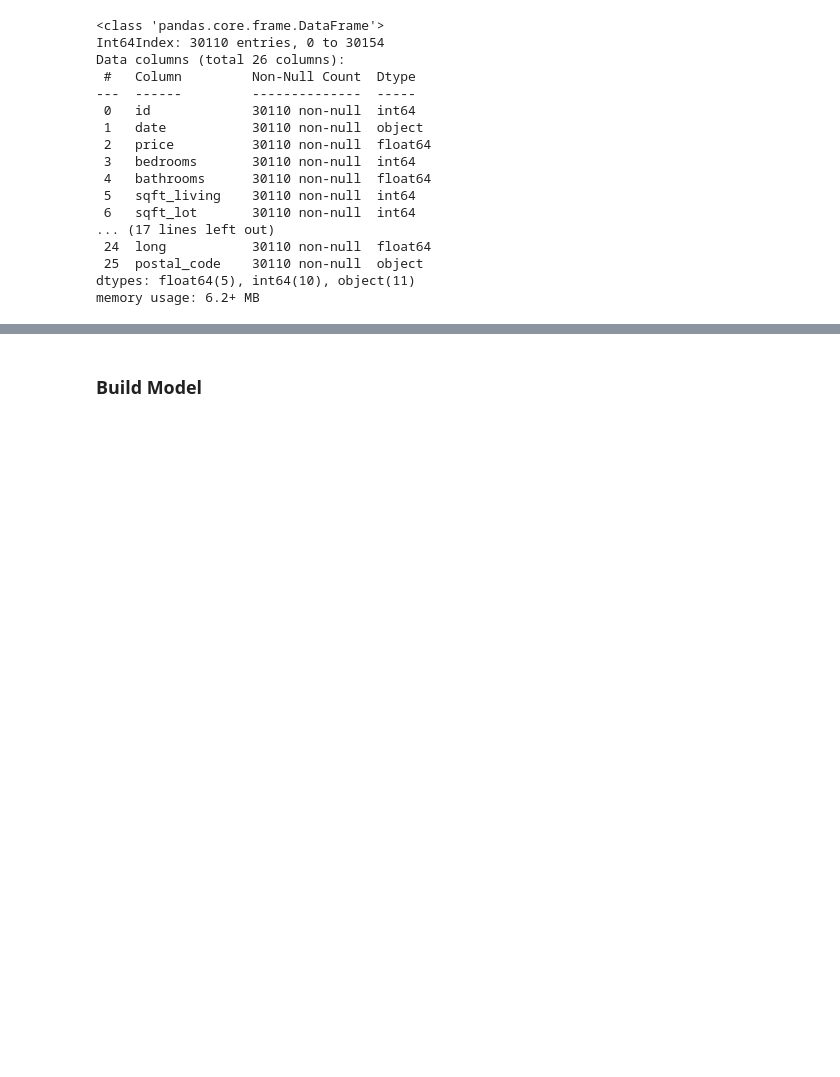
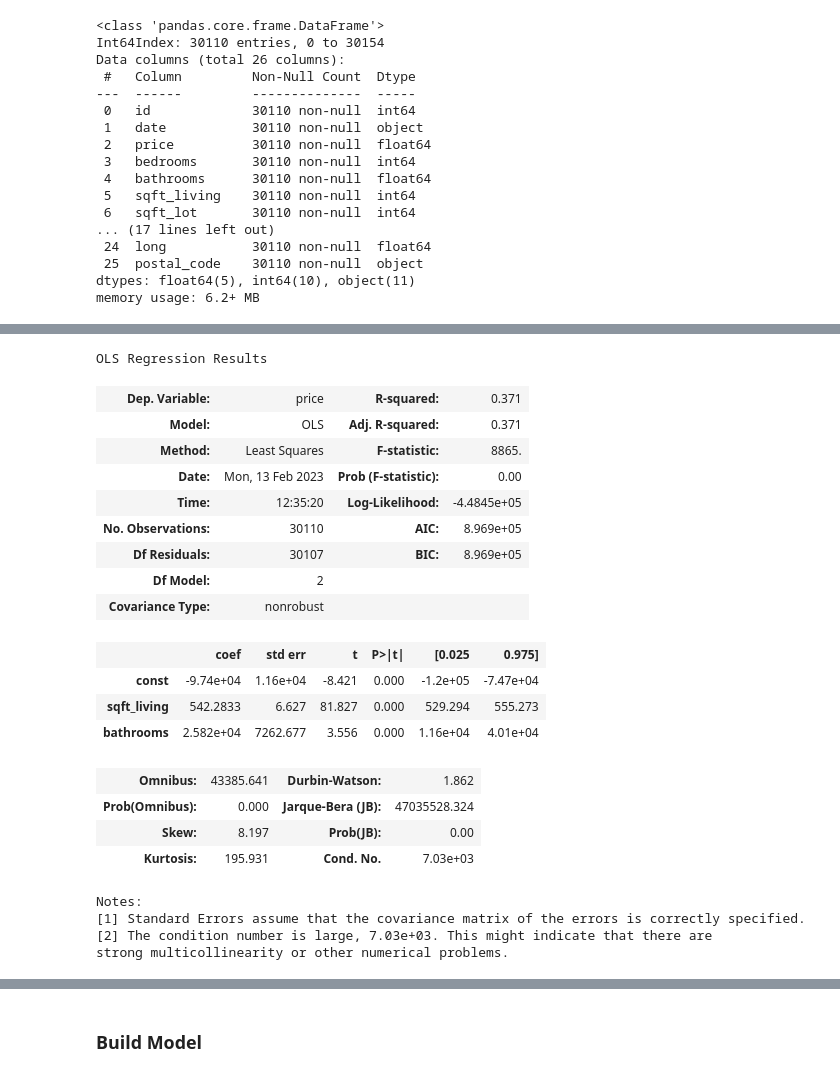
Before and after one commit to albertcchen/dsc-phase-2-project, a Jupyter notebook: albert_notebook.ipynb, the cells around one changed output, grey strips where cells are left out. Drawn from its saved outputs; the diff is of its cells as text; code cells hidden in the pictures; blank space fills up the shorter version.

```diff
--- a/albert_notebook.ipynb
+++ b/albert_notebook.ipynb
@@ -291 +352,28 @@ memory usage: 6.2+ MB
+# %%
+sqftmodel2 = sm.OLS(endog=y, exog=preds_with_const2).fit()
+# %%
+sqftmodel2.summary()
+# %% [output]
+OLS Regression Results
+| Dep. Variable: | price | R-squared: | 0.371 |
+| Model: | OLS | Adj. R-squared: | 0.371 |
+| Method: | Least Squares | F-statistic: | 8865. |
+| Date: | Mon, 13 Feb 2023 | Prob (F-statistic): | 0.00 |
+| Time: | 12:35:20 | Log-Likelihood: | -4.4845e+05 |
+| No. Observations: | 30110 | AIC: | 8.969e+05 |
+| Df Residuals: | 30107 | BIC: | 8.969e+05 |
+| Df Model: | 2 |  |  |
+| Covariance Type: | nonrobust |  |  |
+|  | coef | std err | t | P>|t| | [0.025 | 0.975] |
+| const | -9.74e+04 | 1.16e+04 | -8.421 | 0.000 | -1.2e+05 | -7.47e+04 |
+| sqft_living | 542.2833 | 6.627 | 81.827 | 0.000 | 529.294 | 555.273 |
+| bathrooms | 2.582e+04 | 7262.677 | 3.556 | 0.000 | 1.16e+04 | 4.01e+04 |
+| Omnibus: | 43385.641 | Durbin-Watson: | 1.862 |
+| Prob(Omnibus): | 0.000 | Jarque-Bera (JB): | 47035528.324 |
+| Skew: | 8.197 | Prob(JB): | 0.00 |
+| Kurtosis: | 195.931 | Cond. No. | 7.03e+03 |
+Notes:
+[1] Standard Errors assume that the covariance matrix of the errors is correctly specified.
+[2] The condition number is large, 7.03e+03. This might indicate that there are
+strong multicollinearity or other numerical problems.
 # %% [markdown]
```
Also changed, not shown: parts of 21 cells of this notebook, 1 other file.
